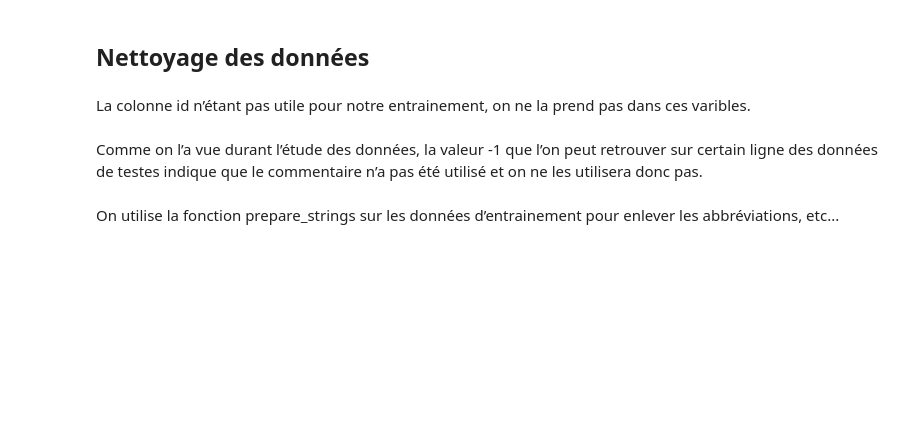
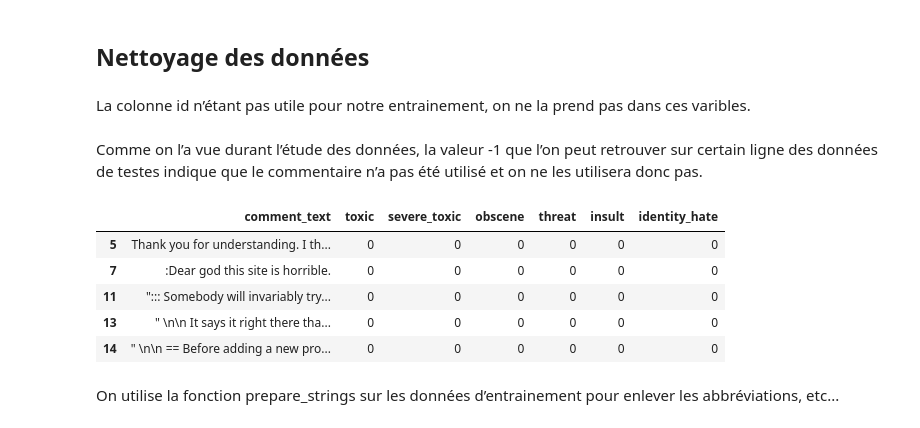
Before and after one commit to GatienVilain/Toxic-Comment-classification, a Jupyter notebook: Classification_commentaires_toxiques.ipynb, the cells around one changed output. Cells and saved outputs as stored; diff of their text form; code cells hidden in the pictures; blank space fills up the shorter version.

```diff
--- a/Classification_commentaires_toxiques.ipynb
+++ b/Classification_commentaires_toxiques.ipynb
@@ -595,8 +600,16 @@ Comme on l’a vue durant l’étude des données, la valeur -1 que l’on peut
 # %%
 data_test.drop(
     data_test[ data_test['toxic'] == -1 ].index,
     inplace = True
 )
+data_test.head()
+# %% [output]
+|  | comment_text | toxic | severe_toxic | obscene | threat | insult | identity_hate |
+| 5 | Thank you for understanding. I th... | 0 | 0 | 0 | 0 | 0 | 0 |
+| 7 | :Dear god this site is horrible. | 0 | 0 | 0 | 0 | 0 | 0 |
+| 11 | "::: Somebody will invariably try... | 0 | 0 | 0 | 0 | 0 | 0 |
+| 13 | " \n\n It says it right there tha... | 0 | 0 | 0 | 0 | 0 | 0 |
+| 14 | " \n\n == Before adding a new pro... | 0 | 0 | 0 | 0 | 0 | 0 |
 # %% [markdown]
 On utilise la fonction prepare_strings sur les données d’entrainement pour enlever les abbréviations, etc...
 # %%
```
Also changed, not shown: parts of 9 cells of this notebook.
